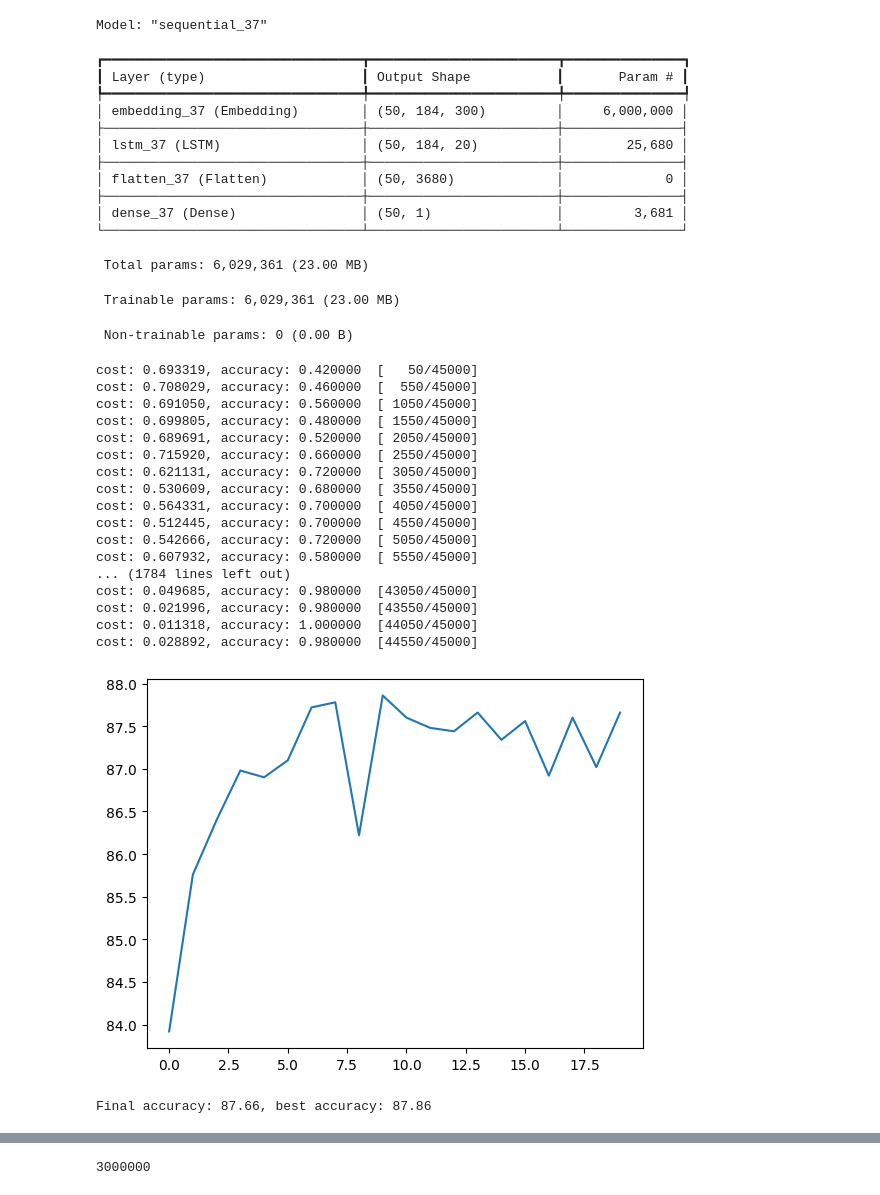
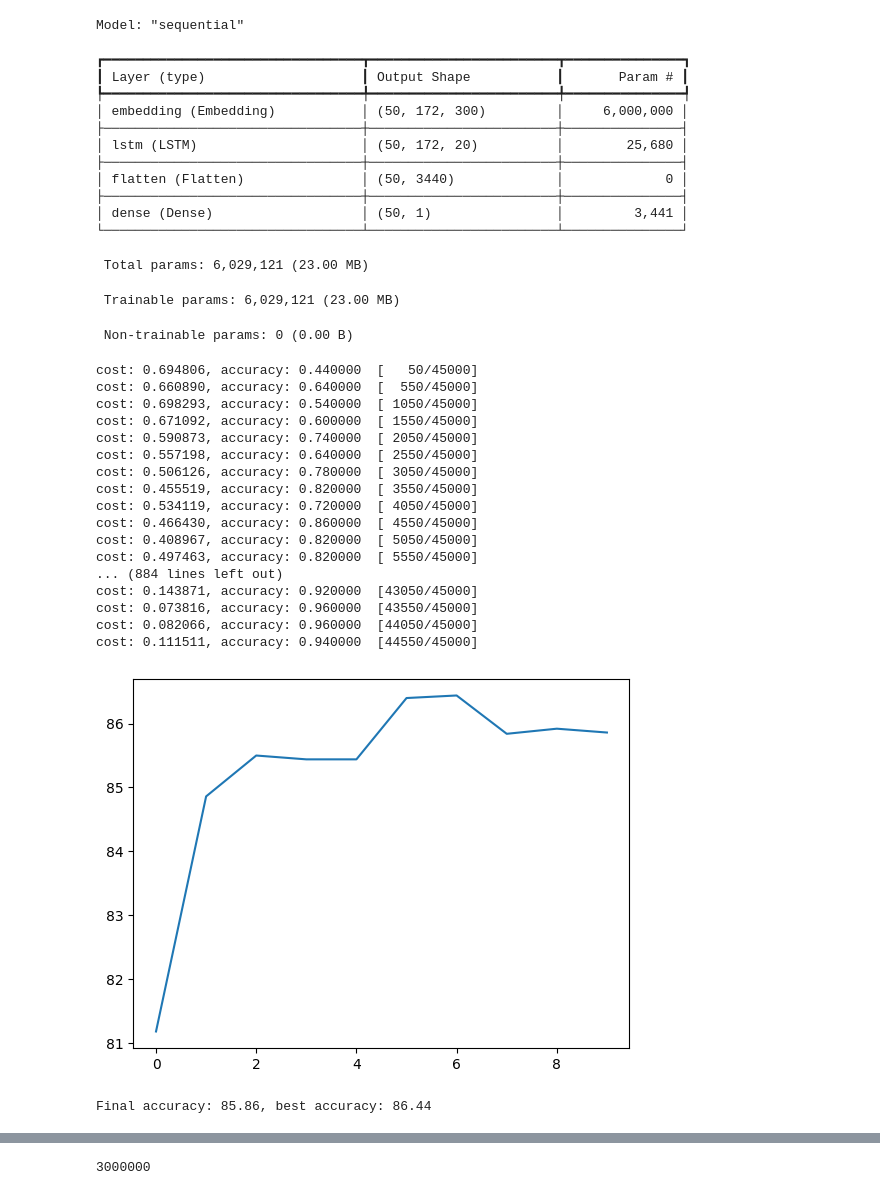
Before and after one commit to nwon24/nlp, a Jupyter notebook: W6/LSTM_WordEmbeddings.ipynb, the cells around one changed output, grey strips where cells are left out. Drawn from its saved outputs; the diff is of its cells as text; code cells hidden in the pictures.

Commit message:
Created using Colab - set same hyperameters to compare with non pretrained embeddings

```diff
--- a/W6/LSTM_WordEmbeddings.ipynb
+++ b/W6/LSTM_WordEmbeddings.ipynb
@@ -25,7 +25,7 @@ import matplotlib.pyplot as plt
 
 device=torch.accelerator.current_accelerator().type if torch.accelerator.is_available() else "cpu"
 
-data=pd.read_csv("xac",encoding="utf-8")
+data=pd.read_csv("xaa",encoding="utf-8")
 
 word2vec_model = KeyedVectors.load_word2vec_format("drive/MyDrive/Colab Notebooks/GoogleNews-vectors-negative300.bin.gz", binary=True, limit=20000)
 #print(word2vec_model.get_index("the"))
@@ -68,7 +68,7 @@ def transform(text,vect):
 # print(corpus_vec)
 
 bsize=50
-epochs=20
+epochs=10
 lr=5e-4
 embed_dim=300
 
@@ -89,7 +89,7 @@ class lstm(nn.Module):
         self.hidden_size=hidden_size
         self.seq=seq
         self.rnn=True
-        self.lstm=nn.LSTM(input_size,hidden_size,batch_first=True,num_layers=3)
+        self.lstm=nn.LSTM(input_size,hidden_size,batch_first=True,num_layers=1)
         self.fc=nn.Linear(self.hidden_size*seq,1)
         #self.fc=nn.Linear(self.hidden_size,1)
         #self.embed=nn.Embedding(len(vect.vocabulary_),input_size)
@@ -218,59 +218,59 @@ keras_model=Sequential([InputLayer(shape=(maxlen,),batch_size=bsize),
                         LSTM(20,return_sequences=True),
                   Flatten(),
                   Dense(1,activation="sigmoid")])
 keras_model.compile(optimizer="adam",loss="binary_crossentropy",metrics=["accuracy"])
 keras_model.summary()
 
 use_torch=True
 
 x=np.arange(epochs)
 y=np.zeros(epochs)
 #print(corpus_vec[0])
 if use_torch==True:
     for epoch in range(epochs):
         train(train_dataloader,c,loss_fn,optimizer)
         y[epoch] = test_loop(test_dataloader,c,loss_fn)
     plt.plot(x,y)
     plt.show()
     print(f"Final accuracy: {y[-1]:.2f}, best accuracy: {y[np.argmax(y)]:.2f}")
 else:
     keras_model.fit(train_corpus_vec,train_label,batch_size=bsize,epochs=epochs,validation_data=(test_corpus_vec,test_label))
     keras_model.evaluate(test_corpus_vec,test_label,batch_size=bsize)
 # %% [output]
-Model: "sequential_37"
+Model: "sequential"
 ┏━━━━━━━━━━━━━━━━━━━━━━━━━━━━━━━━━┳━━━━━━━━━━━━━━━━━━━━━━━━┳━━━━━━━━━━━━━━━┓
 ┃ Layer (type)                    ┃ Output Shape           ┃       Param # ┃
 ┡━━━━━━━━━━━━━━━━━━━━━━━━━━━━━━━━━╇━━━━━━━━━━━━━━━━━━━━━━━━╇━━━━━━━━━━━━━━━┩
-│ embedding_37 (Embedding)        │ (50, 184, 300)         │     6,000,000 │
+│ embedding (Embedding)           │ (50, 172, 300)         │     6,000,000 │
 ├─────────────────────────────────┼────────────────────────┼───────────────┤
-│ lstm_37 (LSTM)                  │ (50, 184, 20)          │        25,680 │
+│ lstm (LSTM)                     │ (50, 172, 20)          │        25,680 │
 ├─────────────────────────────────┼────────────────────────┼───────────────┤
-│ flatten_37 (Flatten)            │ (50, 3680)             │             0 │
+│ flatten (Flatten)               │ (50, 3440)             │             0 │
 ├─────────────────────────────────┼────────────────────────┼───────────────┤
-│ dense_37 (Dense)                │ (50, 1)                │         3,681 │
+│ dense (Dense)                   │ (50, 1)                │         3,441 │
 └─────────────────────────────────┴────────────────────────┴───────────────┘
- Total params: 6,029,361 (23.00 MB)
+ Total params: 6,029,121 (23.00 MB)
- Trainable params: 6,029,361 (23.00 MB)
+ Trainable params: 6,029,121 (23.00 MB)
  Non-trainable params: 0 (0.00 B)
-cost: 0.693319, accuracy: 0.420000  [   50/45000]
-cost: 0.708029, accuracy: 0.460000  [  550/45000]
-cost: 0.691050, accuracy: 0.560000  [ 1050/45000]
-cost: 0.699805, accuracy: 0.480000  [ 1550/45000]
-cost: 0.689691, accuracy: 0.520000  [ 2050/45000]
-cost: 0.715920, accuracy: 0.660000  [ 2550/45000]
-cost: 0.621131, accuracy: 0.720000  [ 3050/45000]
-cost: 0.530609, accuracy: 0.680000  [ 3550/45000]
-cost: 0.564331, accuracy: 0.700000  [ 4050/45000]
-cost: 0.512445, accuracy: 0.700000  [ 4550/45000]
-cost: 0.542666, accuracy: 0.720000  [ 5050/45000]
-cost: 0.607932, accuracy: 0.580000  [ 5550/45000]
-... (1784 lines left out)
-cost: 0.049685, accuracy: 0.980000  [43050/45000]
-cost: 0.021996, accuracy: 0.980000  [43550/45000]
-cost: 0.011318, accuracy: 1.000000  [44050/45000]
-cost: 0.028892, accuracy: 0.980000  [44550/45000]
+cost: 0.694806, accuracy: 0.440000  [   50/45000]
+cost: 0.660890, accuracy: 0.640000  [  550/45000]
+cost: 0.698293, accuracy: 0.540000  [ 1050/45000]
+cost: 0.671092, accuracy: 0.600000  [ 1550/45000]
+cost: 0.590873, accuracy: 0.740000  [ 2050/45000]
+cost: 0.557198, accuracy: 0.640000  [ 2550/45000]
+cost: 0.506126, accuracy: 0.780000  [ 3050/45000]
+cost: 0.455519, accuracy: 0.820000  [ 3550/45000]
+cost: 0.534119, accuracy: 0.720000  [ 4050/45000]
+cost: 0.466430, accuracy: 0.860000  [ 4550/45000]
+cost: 0.408967, accuracy: 0.820000  [ 5050/45000]
+cost: 0.497463, accuracy: 0.820000  [ 5550/45000]
+... (884 lines left out)
+cost: 0.143871, accuracy: 0.920000  [43050/45000]
+cost: 0.073816, accuracy: 0.960000  [43550/45000]
+cost: 0.082066, accuracy: 0.960000  [44050/45000]
+cost: 0.111511, accuracy: 0.940000  [44550/45000]
-[figure, old version]
+[figure, new version]
-Final accuracy: 87.66, best accuracy: 87.86
+Final accuracy: 85.86, best accuracy: 86.44
 # %%
 !pip install gensim
 # %% [output]
```
Also changed, not shown: parts of 1 cell of this notebook.
